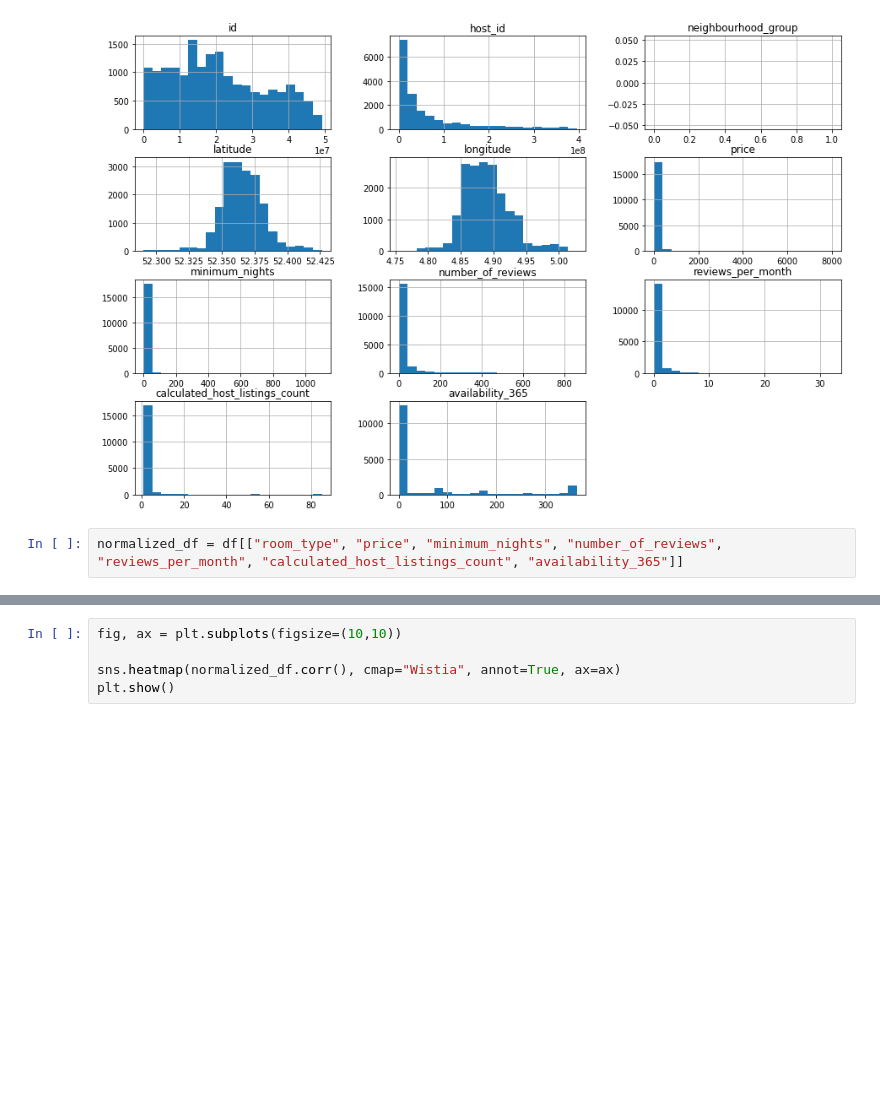
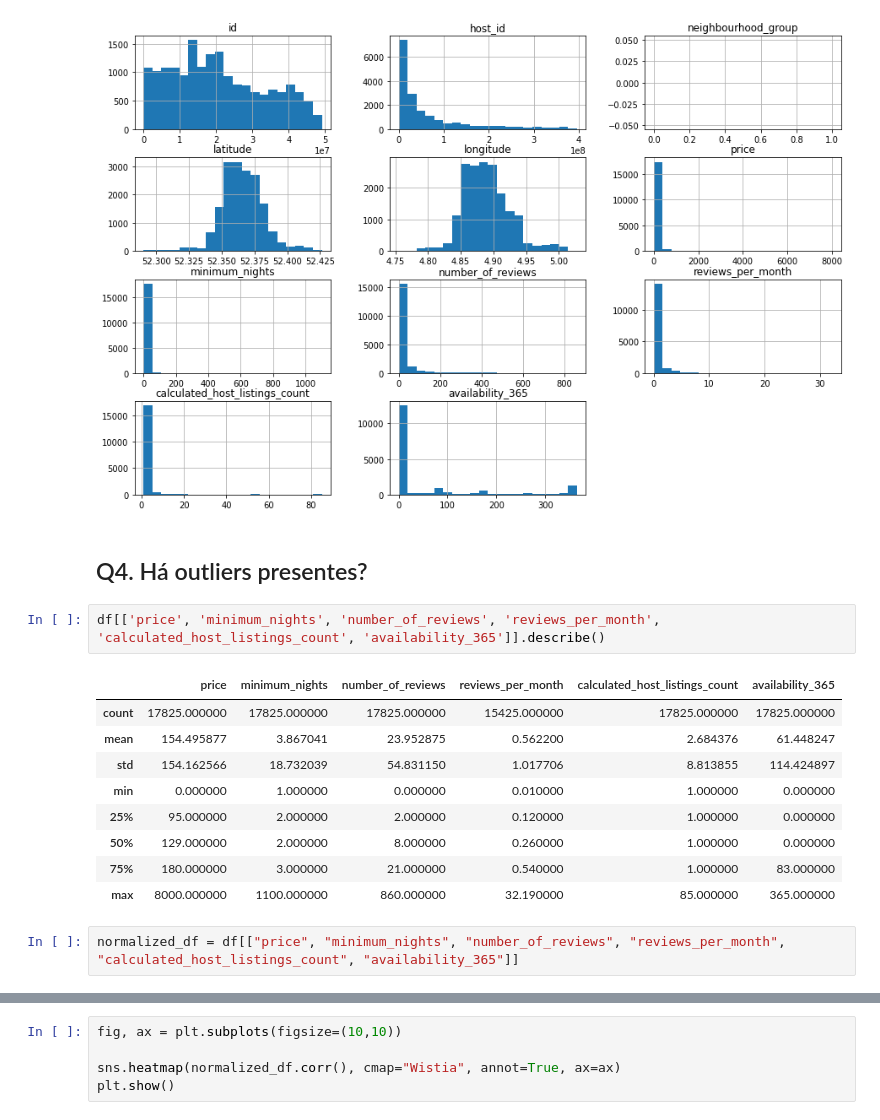
Before and after one commit to feliperromao/datascience-na-pratica, a Jupyter notebook: Análise_de_dados_Airbnb_Rio_de_Janeiro.ipynb, the cells around one changed output, grey strips where cells are left out. Cells and saved outputs as stored; diff of their text form; blank space fills up the shorter version.

```diff
--- a/Análise_de_dados_Airbnb_Rio_de_Janeiro.ipynb
+++ b/Análise_de_dados_Airbnb_Rio_de_Janeiro.ipynb
@@ -68,5 +68,19 @@ array([[<matplotlib.axes._subplots.AxesSubplot object at 0x...>,
         <matplotlib.axes._subplots.AxesSubplot object at 0x...>]],
       dtype=object)
 [figure]
+# %% [markdown]
+## Q4. Há outliers presentes?
+# %%
+df[['price', 'minimum_nights', 'number_of_reviews', 'reviews_per_month', 'calculated_host_listings_count', 'availability_365']].describe()
+# %% [output]
+|  | price | minimum_nights | number_of_reviews | reviews_per_month | calculated_host_listings_count | availability_365 |
+| count | 17825.000000 | 17825.000000 | 17825.000000 | 15425.000000 | 17825.000000 | 17825.000000 |
+| mean | 154.495877 | 3.867041 | 23.952875 | 0.562200 | 2.684376 | 61.448247 |
+| std | 154.162566 | 18.732039 | 54.831150 | 1.017706 | 8.813855 | 114.424897 |
+| min | 0.000000 | 1.000000 | 0.000000 | 0.010000 | 1.000000 | 0.000000 |
+| 25% | 95.000000 | 2.000000 | 2.000000 | 0.120000 | 1.000000 | 0.000000 |
+| 50% | 129.000000 | 2.000000 | 8.000000 | 0.260000 | 1.000000 | 0.000000 |
+| 75% | 180.000000 | 3.000000 | 21.000000 | 0.540000 | 1.000000 | 83.000000 |
+| max | 8000.000000 | 1100.000000 | 860.000000 | 32.190000 | 85.000000 | 365.000000 |
 # %%
-normalized_df = df[["room_type", "price", "minimum_nights", "number_of_reviews", "reviews_per_month", "calculated_host_listings_count", "availability_365"]]
+normalized_df = df[["price", "minimum_nights", "number_of_reviews", "reviews_per_month", "calculated_host_listings_count", "availability_365"]]
```
Also changed, not shown: parts of 2 cells of this notebook.
